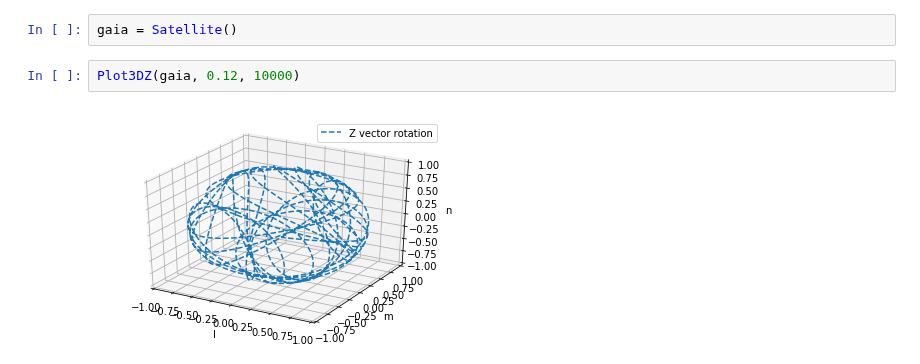
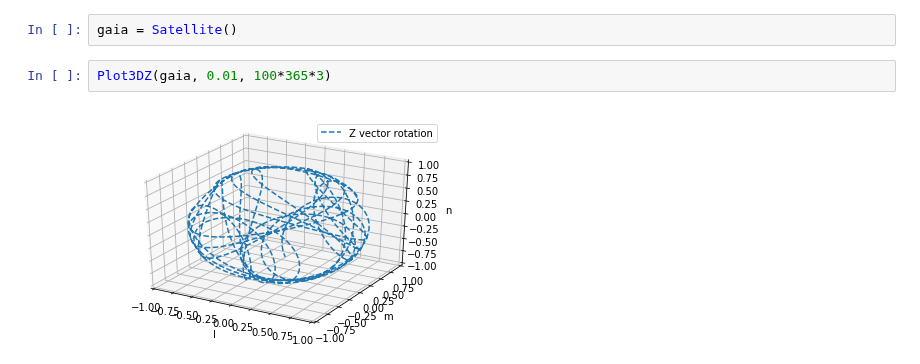
Before and after one commit to bombrun/GaiaLab, a Jupyter notebook: notebooks/NSL_notebook.ipynb, the cells around one changed output. Drawn from its saved outputs; the diff is of its cells as text.

```diff
--- a/notebooks/NSL_notebook.ipynb
+++ b/notebooks/NSL_notebook.ipynb
@@ -88,6 +88,6 @@ from NSL import*
 # %%
 gaia = Satellite()
 # %%
-Plot3DZ(gaia, 0.12, 10000)
+Plot3DZ(gaia, 0.01, 100*365*3)
 # %% [output]
-[figure, old version]
+[figure, new version]
```
Also changed, not shown: parts of 10 cells of this notebook, 1 other file.
